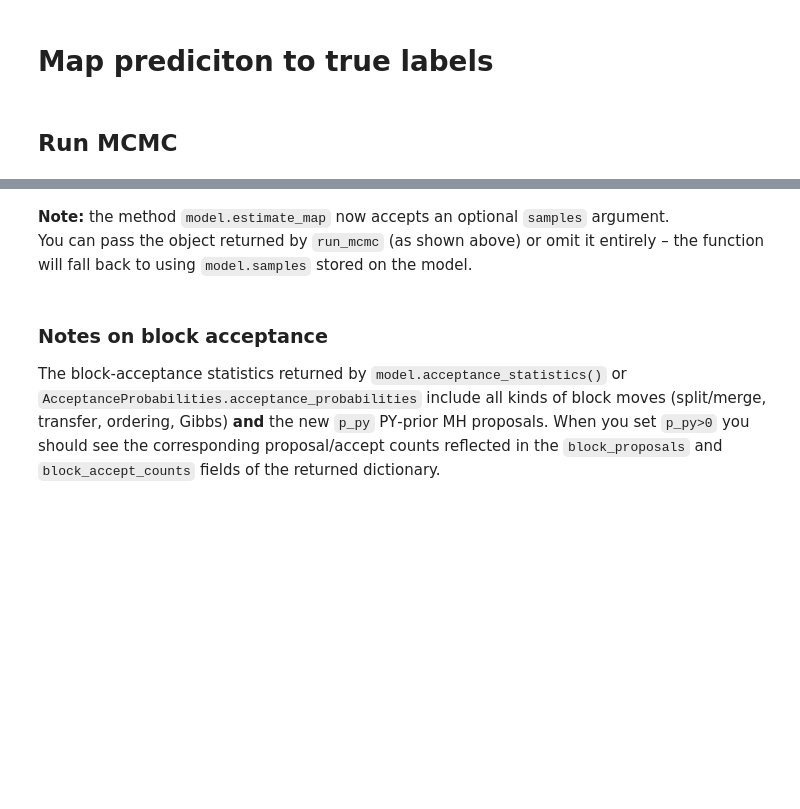
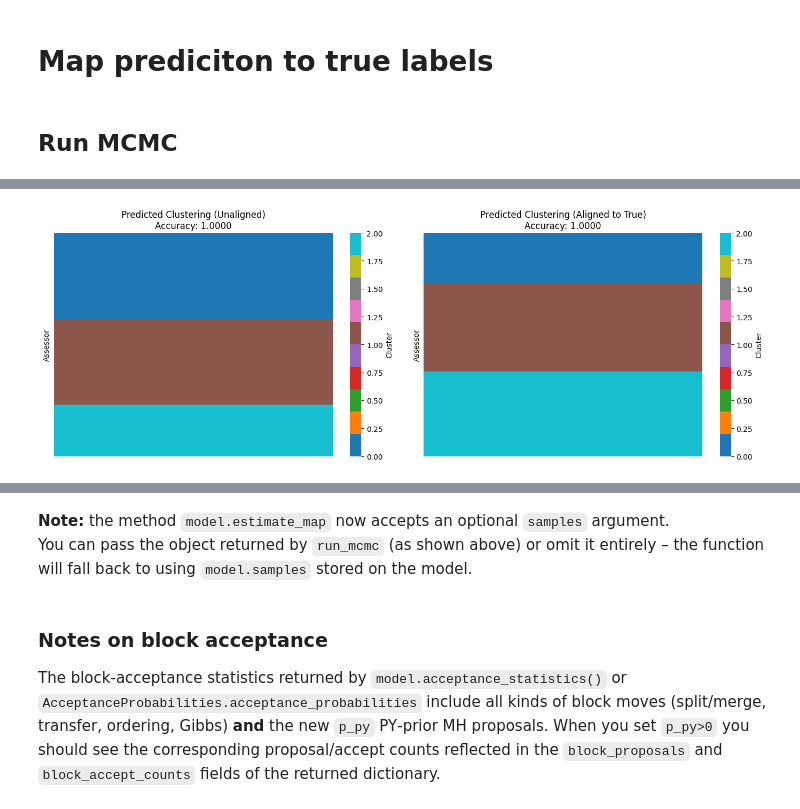
Before and after one commit to jonanord-gd/TiedBayesMallows, a Jupyter notebook: TiedMallowsRunModel.ipynb, the cells around one changed output, grey strips where cells are left out. Saved outputs shown, nothing was run; the diff lists cells and outputs as text; code cells hidden in the pictures; blank space fills up the shorter version.

```diff
--- a/TiedMallowsRunModel.ipynb
+++ b/TiedMallowsRunModel.ipynb
@@ -149,0 +197,97 @@ def match_clusters(z_true, z_pred):
+# %%
+# Perform label switching and visualize clustering heatmap
+import seaborn as sns
+import matplotlib.pyplot as plt
+
+# Perform label switching to align predicted clusters with true clusters
+pred_to_true, confusion_matrix, z_init_aligned, clustering_accuracy = match_clusters(z_true, z_init)
+
+print(f"Clustering accuracy after label switching: {clustering_accuracy:.4f}")
+print(f"Label mapping (pred -> true): {pred_to_true}")
+
+# Create heatmap visualization
+fig, axes = plt.subplots(1, 2, figsize=(14, 5))
+
+# Original (unaligned) clustering
+z_init_for_viz = np.array(z_init)
+sorted_indices_original = np.argsort(z_init_for_viz)
+heatmap_original = np.zeros((n_assessors, 1))
+heatmap_original[:, 0] = z_init_for_viz[sorted_indices_original]
+
+sns.heatmap(heatmap_original, cmap="tab10", cbar_kws={"label": "Cluster"},
+            ax=axes[0], xticklabels=False, yticklabels=False)
+axes[0].set_title(f"Predicted Clustering (Unaligned)\nAccuracy: {clustering_accuracy:.4f}")
+axes[0].set_ylabel("Assessor")
+
+# Aligned clustering (after label switching)
+sorted_indices_aligned = np.argsort(z_init_aligned)
+heatmap_aligned = np.zeros((n_assessors, 1))
+heatmap_aligned[:, 0] = z_init_aligned[sorted_indices_aligned]
+
+sns.heatmap(heatmap_aligned, cmap="tab10", cbar_kws={"label": "Cluster"},
+            ax=axes[1], xticklabels=False, yticklabels=False)
+axes[1].set_title(f"Predicted Clustering (Aligned to True)\nAccuracy: {clustering_accuracy:.4f}")
+axes[1].set_ylabel("Assessor")
+
+plt.tight_layout()
+plt.show()
+
+# Visualize confusion matrix (aligned with label switching)
+fig, ax = plt.subplots(figsize=(8, 6))
+
+# Get unique labels
+true_labels = np.unique(z_true)
+pred_labels = np.unique(z_init)
+T, P = len(true_labels), len(pred_labels)
+
+# Create mapping indices
+true_to_idx = {t: i for i, t in enumerate(true_labels)}
+pred_to_idx = {p: j for j, p in enumerate(pred_labels)}
+
+# Reorder confusion matrix columns to align with pred_to_true mapping
+col_order = []
+pred_label_order = []
+for true_label in true_labels:
+    # Find which predicted label maps to this true label
+    pred_labels_for_true = [k for k, v in pred_to_true.items() if v == true_label]
+    if pred_labels_for_true:
+        col_order.append(pred_to_idx[pred_labels_for_true[0]])
+        pred_label_order.append(pred_labels_for_true[0])
+    else:
+        col_order.append(-1)
+        pred_label_order.append("?")
+
+# Reorder confusion matrix
+confusion_aligned = confusion_matrix[:, col_order]
+
+# Convert to float and create heatmap with explicit annotations
+confusion_aligned_float = confusion_aligned.astype(float)
+
+# Create heatmap with all cells annotated
+im = ax.imshow(confusion_aligned_float, cmap="Blues", aspect="auto")
+
+# Add text annotations explicitly
+for i in range(confusion_aligned_float.shape[0]):
+    for j in range(confusion_aligned_float.shape[1]):
+        text = ax.text(j, i, f"{int(confusion_aligned_float[i, j])}",
+                      ha="center", va="center", color="black", fontsize=12, fontweight="bold")
+
+# Set ticks and labels
+ax.set_xticks(np.arange(len(pred_label_order)))
+ax.set_yticks(np.arange(T))
+ax.set_xticklabels([f"{pred_label_order[i]}" for i in range(len(pred_label_order))])
+ax.set_yticklabels([f"{true_labels[i]}" for i in range(T)])
+
+ax.set_xlabel("Predicted Cluster", fontsize=12)
+ax.set_ylabel("True Cluster", fontsize=12)
+ax.set_title(f"Cluster Assignment Confusion Matrix (Aligned)\nAccuracy: {clustering_accuracy:.4f}", fontsize=14)
+
+# Add colorbar
+cbar = plt.colorbar(im, ax=ax)
+cbar.set_label("Count", fontsize=12)
+
+plt.tight_layout()
+plt.show()
+
+print(f"\nLabel Mapping (Predicted -> True): {pred_to_true}")
+# %% [output]
@@ -149,0 +296 @@ def match_clusters(z_true, z_pred):
+[figure, added]
```
Also changed, not shown: parts of 27 cells of this notebook, 27 other files.
